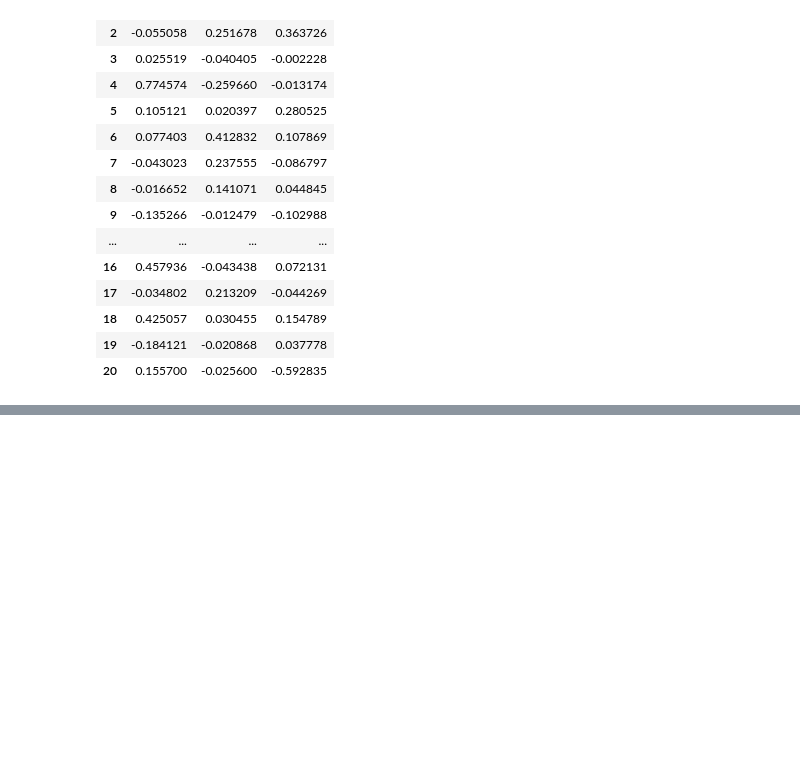
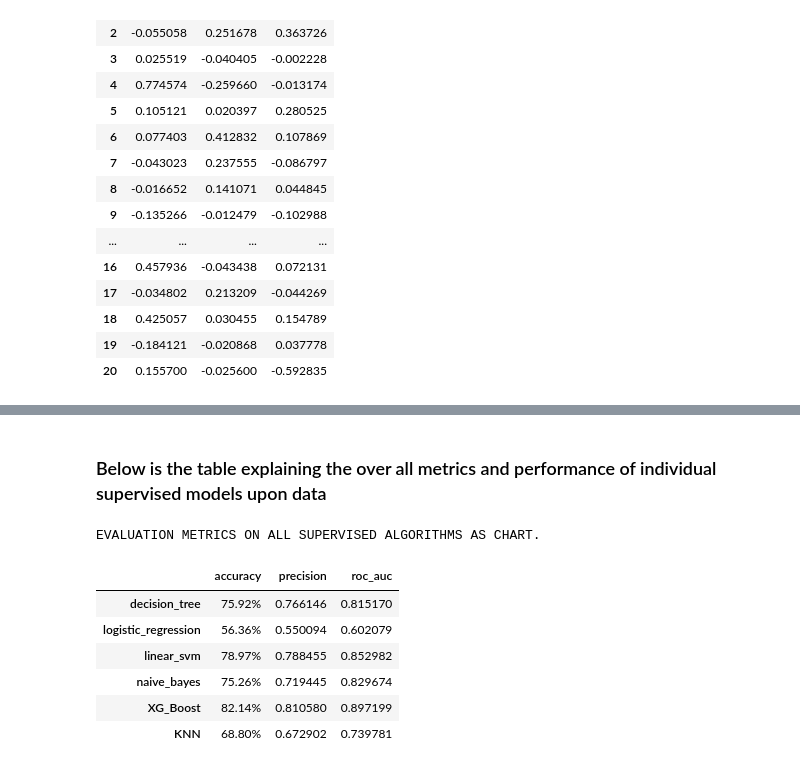
Before and after one commit to srilalithaveerubhotla/GERMAN_CREDIT_DATA_CLASSIFICATION, a Jupyter notebook: ML_MIDTERM.ipynb, the cells around one changed output, grey strips where cells are left out. Cells and saved outputs as stored; diff of their text form; code cells hidden in the pictures; blank space fills up the shorter version.

```diff
--- a/ML_MIDTERM.ipynb
+++ b/ML_MIDTERM.ipynb
@@ -415,8 +445,8 @@ def knn(X_train, y_train, X_test, y_test):
 
     y_pred = knn.predict(X_test)
 
-    evaluations(knn, X_train, y_train,y_test,y_pred)
-    return
+    knn_eva=evaluations(knn, X_train, y_train,y_test,y_pred)
+    return knn_eva
 # %%
 # CORRELATION DATAFRAME IN DESCENDING ORDER
 c = data.corr(method='pearson')
@@ -598,11 +638,11 @@ LATENT VARIABLE THREE FACTORS
 | 20 | 0.155700 | -0.025600 | -0.592835 |
 # %%
 # RUNNING ALL THE FUNCTION AND USING ACCURACY, PRECISION, ROC_AUC RATES AND CONFUSION MATRICS AS ERROR METRICS.
-tree=tree_clf(X_train,y_train,X_test,y_test)
-logreg(X_train_norm, y_train,X_test_norm, y_test)
-linearsvmclf(X_train, y_train,X_test, y_test,5)
-naive_bayes(X_train, y_train,X_test, y_test)
-xgboost(X_train,y_train,X_test,y_test)
-knn(X_train,y_train,X_test,y_test)
+tree= tree_clf(X_train,y_train,X_test,y_test)
+logistic= logreg(X_train_norm, y_train,X_test_norm, y_test)
+linearsvm= linearsvmclf(X_train, y_train,X_test, y_test,5)
+bayes= naive_bayes(X_train, y_train,X_test, y_test)
+xgb= xgboost(X_train,y_train,X_test,y_test)
+knear= knn(X_train,y_train,X_test,y_test)
 # %% [output]
 DecisionTreeClassifier
@@ -624,0 +666,44 @@ Cross Validation roc_auc: 0.75 (+/- 0.05)
+# %%
+supervised_metrics =[tree,logistic,linearsvm,bayes,xgb,knear]
+# %% [markdown]
+### Below is the table explaining the over all metrics and performance of individual supervised models upon data
+# %%
+# Set CSS properties for th elements in dataframe
+th_props = [
+  ('font-size', '20px'),
+  ('text-align', 'center'),
+  ('font-weight', 'bold'),
+  ('color', '#6d6d6d'),
+  ('background-color', '#FFC0CB')
+  ]
+
+# Set CSS properties for td elements in dataframe
+td_props = [
+  ('font-size', '20px')
+  ]
+
+tf_props = [
+  ('font-size', '20px')
+  ]
+# Set table styles
+styles = [
+  dict(selector="th", props=th_props),
+  dict(selector="td", props=td_props),
+  dict(selector="td", props=tf_props),
+  ]
+
+cm1 = sns.light_palette("lightblue", as_cmap=True)
+final=pd.DataFrame(np.array(supervised_metrics),columns=['accuracy','precision','roc_auc'],index=["decision_tree","logistic_regression","linear_svm","naive_bayes","XG_Boost","KNN"])
+(final.style.background_gradient(cmap=cm1).highlight_max(subset=['accuracy'])
+  .set_caption('EVALUATION METRICS ON ALL SUPERVISED ALGORITHMS AS CHART.')
+  .format({'accuracy': "{:.2%}"})
+  .set_table_styles(styles))
+# %% [output]
+EVALUATION METRICS ON ALL SUPERVISED ALGORITHMS AS CHART.
+|  | accuracy | precision | roc_auc |
+| decision_tree | 75.92% | 0.766146 | 0.815170 |
+| logistic_regression | 56.36% | 0.550094 | 0.602079 |
+| linear_svm | 78.97% | 0.788455 | 0.852982 |
+| naive_bayes | 75.26% | 0.719445 | 0.829674 |
+| XG_Boost | 82.14% | 0.810580 | 0.897199 |
+| KNN | 68.80% | 0.672902 | 0.739781 |
```
Also changed, not shown: parts of 18 cells of this notebook.
